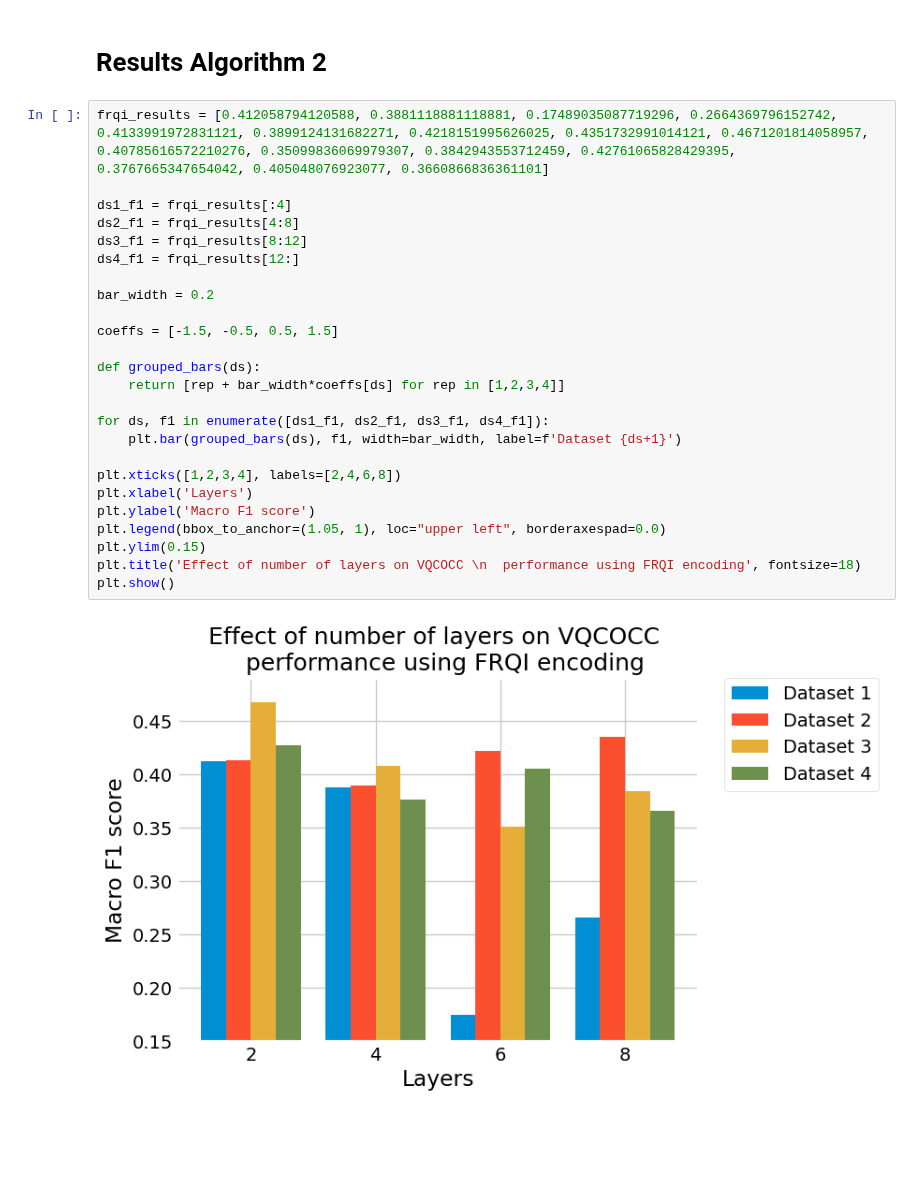
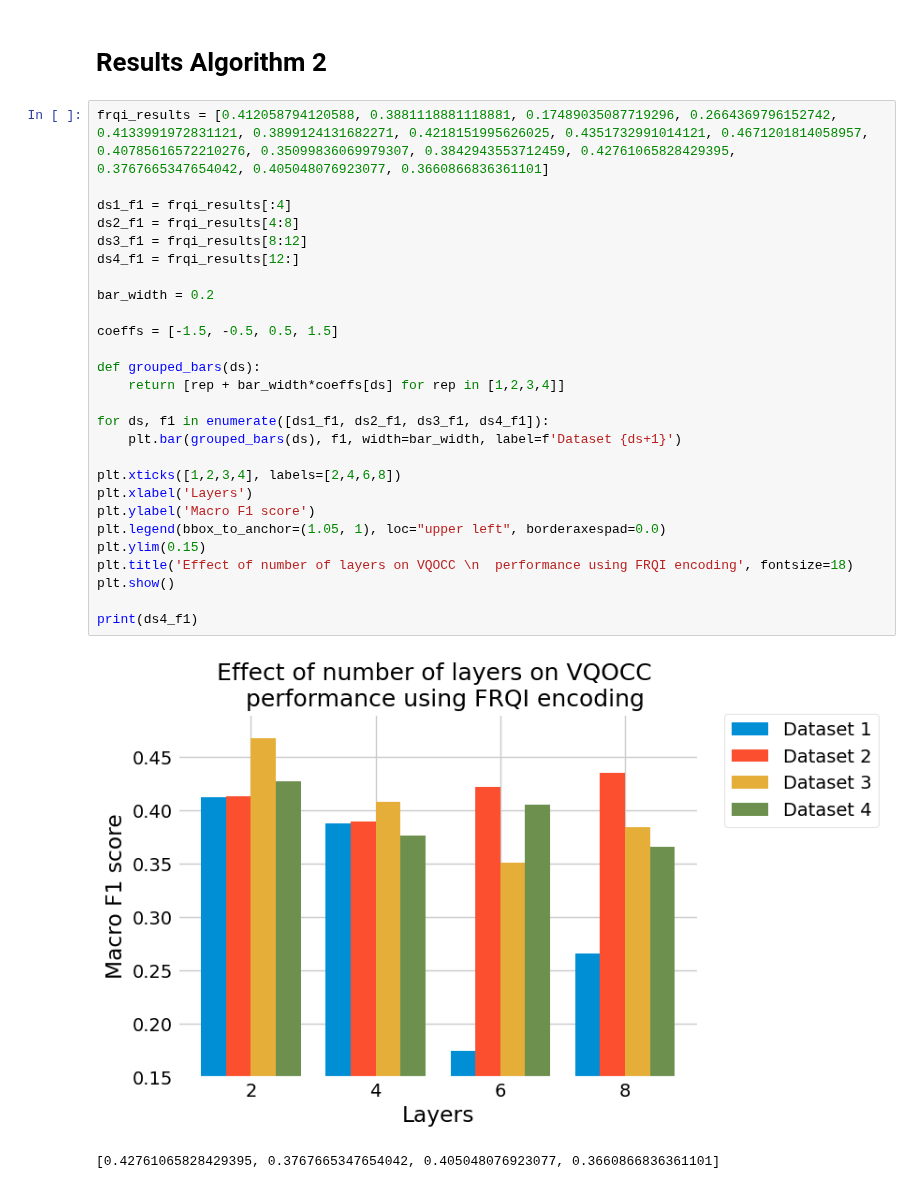
Before and after one commit to welremco/Group3QuantumOneClassSVMs, a Jupyter notebook: results/results.ipynb, the cells around one changed output. Saved outputs shown, nothing was run; the diff lists cells and outputs as text; blank space fills up the shorter version.

```diff
--- a/results/results.ipynb
+++ b/results/results.ipynb
@@ -387,30 +387,33 @@ plt.show()
 # %%
 frqi_results = [0.412058794120588, 0.3881118881118881, 0.17489035087719296, 0.2664369796152742, 0.4133991972831121, 0.3899124131682271, 0.4218151995626025, 0.4351732991014121, 0.4671201814058957, 0.40785616572210276, 0.35099836069979307, 0.3842943553712459, 0.42761065828429395, 0.3767665347654042, 0.405048076923077, 0.3660866836361101]
 
 ds1_f1 = frqi_results[:4]
 ds2_f1 = frqi_results[4:8]
 ds3_f1 = frqi_results[8:12]
 ds4_f1 = frqi_results[12:]
 
 bar_width = 0.2
 
 coeffs = [-1.5, -0.5, 0.5, 1.5]
 
 def grouped_bars(ds):
     return [rep + bar_width*coeffs[ds] for rep in [1,2,3,4]]
 
 for ds, f1 in enumerate([ds1_f1, ds2_f1, ds3_f1, ds4_f1]):
     plt.bar(grouped_bars(ds), f1, width=bar_width, label=f'Dataset {ds+1}')
 
 plt.xticks([1,2,3,4], labels=[2,4,6,8])
 plt.xlabel('Layers')
 plt.ylabel('Macro F1 score')
 plt.legend(bbox_to_anchor=(1.05, 1), loc="upper left", borderaxespad=0.0)
 plt.ylim(0.15)
-plt.title('Effect of number of layers on VQCOCC \n  performance using FRQI encoding', fontsize=18)
+plt.title('Effect of number of layers on VQOCC \n  performance using FRQI encoding', fontsize=18)
 plt.show()
+
+print(ds4_f1)
 # %% [output]
-[figure, old version]
+[figure, new version]
+[0.42761065828429395, 0.3767665347654042, 0.405048076923077, 0.3660866836361101]
 # %%
 amplitude_results = [0.37443068514734484, 0.2268181818181818, 0.42471645459433166, 0.28823474788745473, 0.40561702127659577, 0.3098640641338446, 0.19911012235817577, 0.3098640641338446, 0.39245756419775213, 0.3126838060905037, 0.34375, 0.35919790758500436, 0.3713475569694664, 0.3287037037037037, 0.3699789992999767, 0.19422061683801056]
 
```
Also changed, not shown: parts of 3 cells of this notebook.
